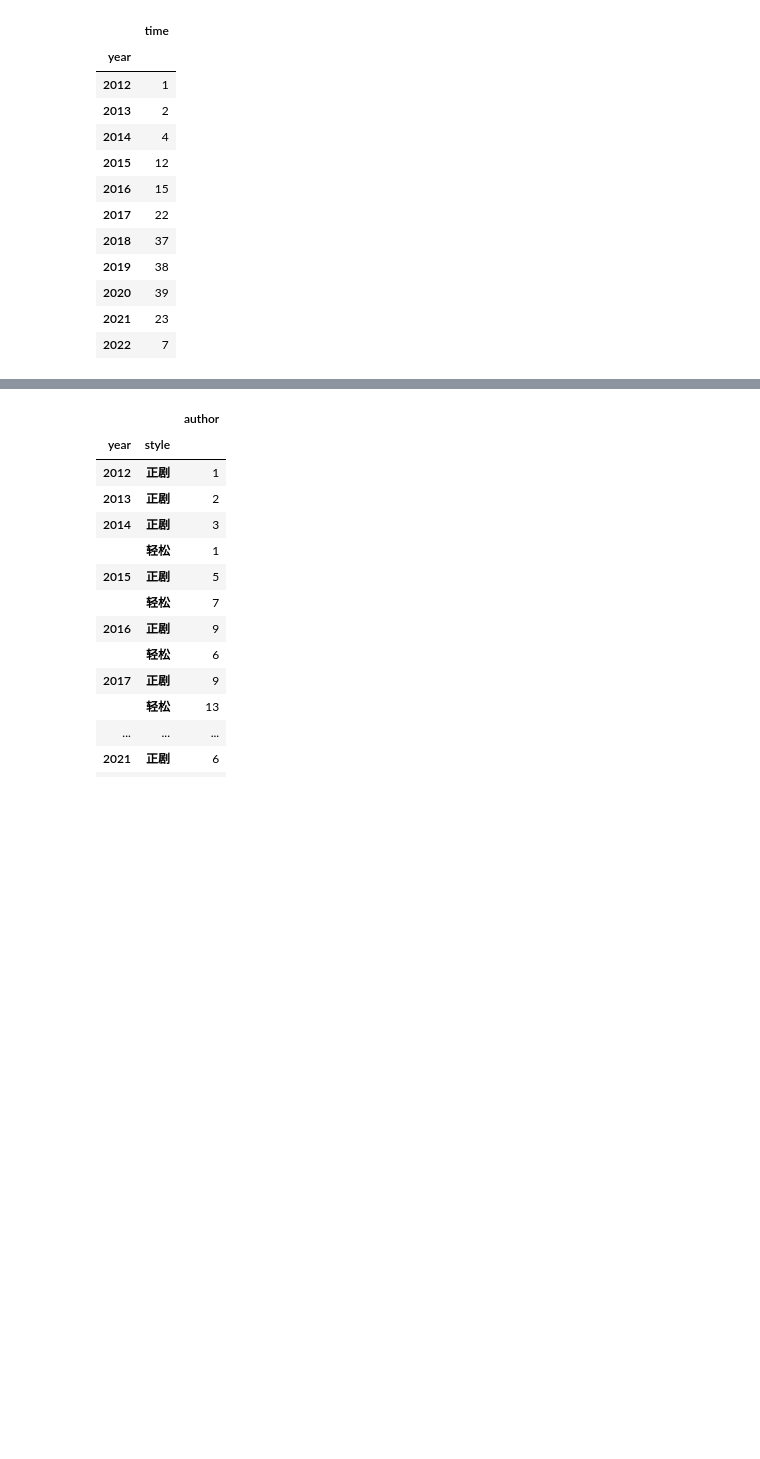
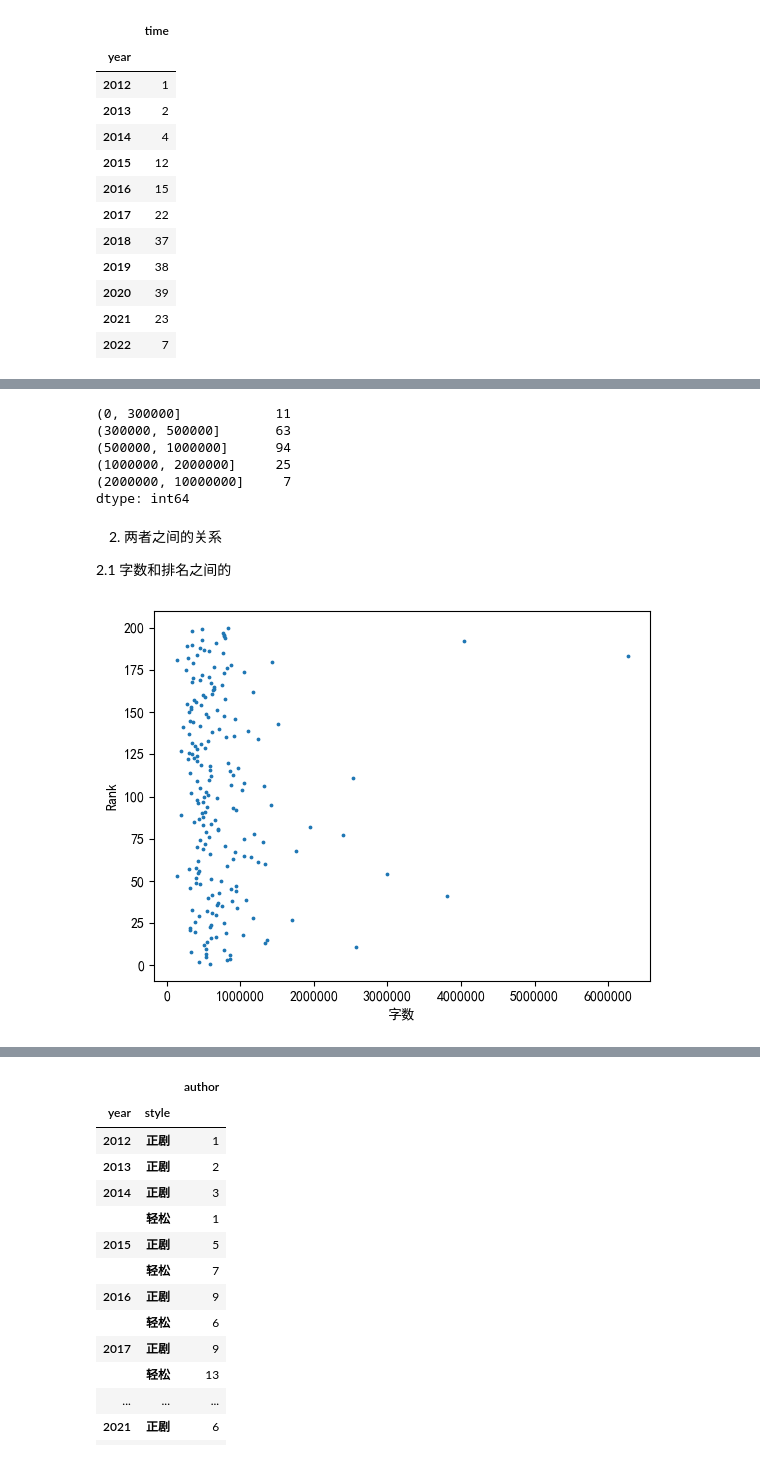
Before and after one commit to Ziyan-Wu/webc, a Jupyter notebook: pachong/ex03_jinjiangAnalysis.ipynb, the cells around one changed output, grey strips where cells are left out. Cells and saved outputs as stored; diff of their text form; code cells hidden in the pictures; blank space fills up the shorter version.

```diff
--- a/pachong/ex03_jinjiangAnalysis.ipynb
+++ b/pachong/ex03_jinjiangAnalysis.ipynb
@@ -215,0 +234,35 @@ eg. 近些年hot type
+# %%
+nn
+# %% [output]
+(0, 300000]            11
+(300000, 500000]       63
+(500000, 1000000]      94
+(1000000, 2000000]     25
+(2000000, 10000000]     7
+dtype: int64
+# %% [markdown]
+2. 两者之间的关系
+
+2.1 字数和排名之间的
+# %%
+# 字数and rank
+
+import numpy as np
+
+np.set_printoptions(suppress=True, formatter={'float_kind': '{:.4f}'.format})
+# 字数排名的散点图
+fig, ax = plt.subplots()
+ax.ticklabel_format(style='plain')
+# ax.scatter([*reversed(ls_words)], [*reversed(range(1, 201))], s=3)
+ax.scatter(ls_words, range(1, 201), s=3)
+# ax.set_xticks(np.arange(0,7000000,700000))
+
+# plt.figure(figsize=(5, 3))
+# plt.scatter(ls_words, range(1, 201))
+plt.xlabel('字数')
+plt.ylabel('Rank')
+# plt.xticks(np.arange(0,7000000,700000))
+# plt.grid(axis='y')
+plt.savefig('./images/words_rank', bbox_inches='tight')
+# %% [output]
+[figure, added]
```
Also changed, not shown: parts of 33 cells of this notebook.
